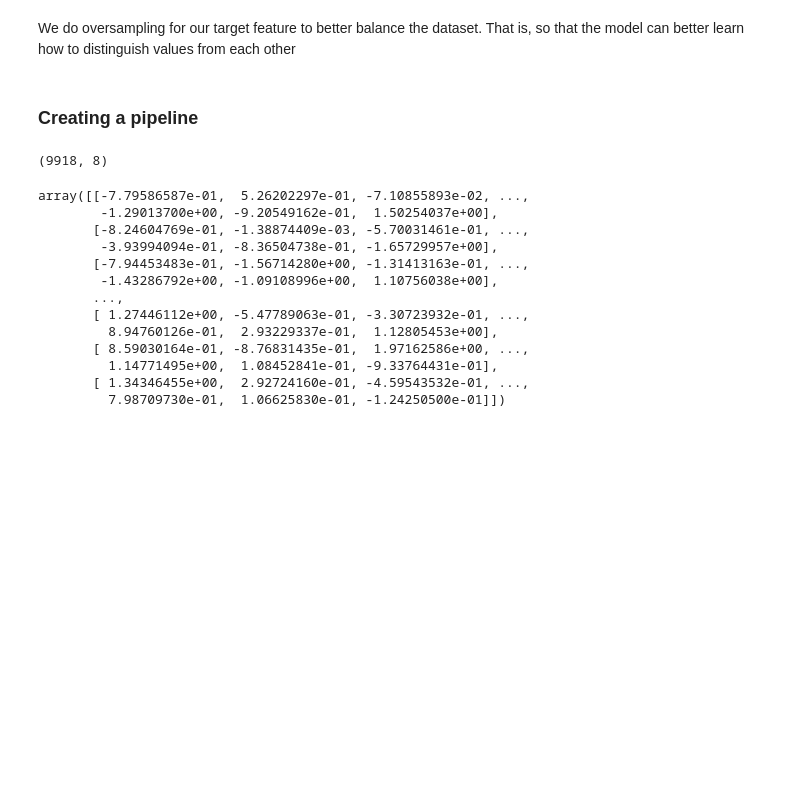
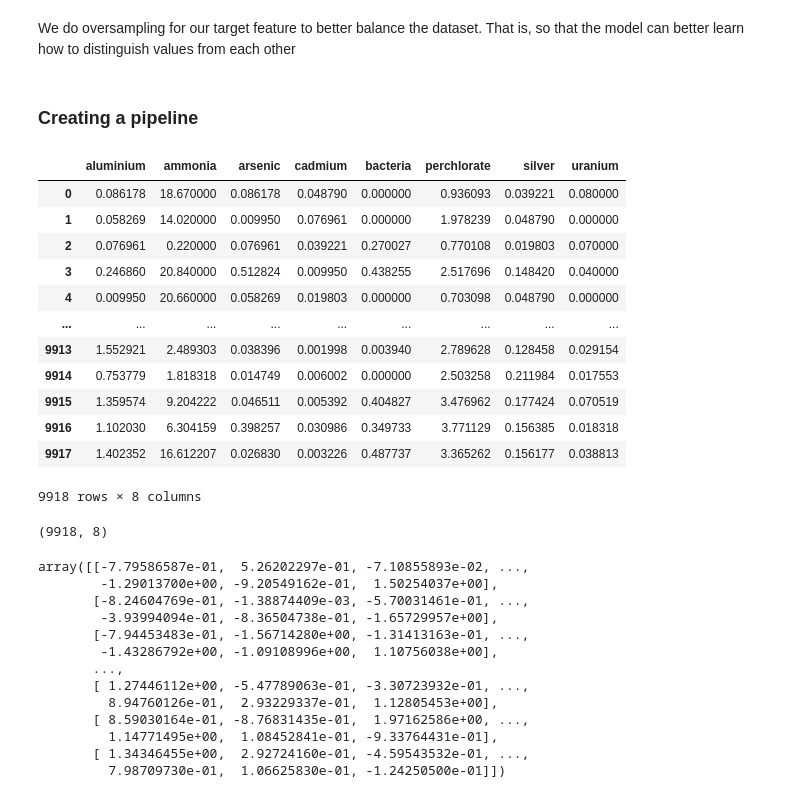
Before and after one commit to mikolaj-halemba/Water-Quality-, a Jupyter notebook: water_quality.ipynb, the cells around one changed output. Saved outputs shown, nothing was run; the diff lists cells and outputs as text; code cells hidden in the pictures; blank space fills up the shorter version.

```diff
--- a/water_quality.ipynb
+++ b/water_quality.ipynb
@@ -404,6 +408,22 @@ sns.countplot(x ='is_safe', data = full);
 We do oversampling for our target feature to better balance the dataset. That is, so that the model can better learn how to distinguish values from each other
 # %% [markdown]
 ### Creating a pipeline
+# %%
+X_train
+# %% [output]
+|  | aluminium | ammonia | arsenic | cadmium | bacteria | perchlorate | silver | uranium |
+| 0 | 0.086178 | 18.670000 | 0.086178 | 0.048790 | 0.000000 | 0.936093 | 0.039221 | 0.080000 |
+| 1 | 0.058269 | 14.020000 | 0.009950 | 0.076961 | 0.000000 | 1.978239 | 0.048790 | 0.000000 |
+| 2 | 0.076961 | 0.220000 | 0.076961 | 0.039221 | 0.270027 | 0.770108 | 0.019803 | 0.070000 |
+| 3 | 0.246860 | 20.840000 | 0.512824 | 0.009950 | 0.438255 | 2.517696 | 0.148420 | 0.040000 |
+| 4 | 0.009950 | 20.660000 | 0.058269 | 0.019803 | 0.000000 | 0.703098 | 0.048790 | 0.000000 |
+| ... | ... | ... | ... | ... | ... | ... | ... | ... |
+| 9913 | 1.552921 | 2.489303 | 0.038396 | 0.001998 | 0.003940 | 2.789628 | 0.128458 | 0.029154 |
+| 9914 | 0.753779 | 1.818318 | 0.014749 | 0.006002 | 0.000000 | 2.503258 | 0.211984 | 0.017553 |
+| 9915 | 1.359574 | 9.204222 | 0.046511 | 0.005392 | 0.404827 | 3.476962 | 0.177424 | 0.070519 |
+| 9916 | 1.102030 | 6.304159 | 0.398257 | 0.030986 | 0.349733 | 3.771129 | 0.156385 | 0.018318 |
+| 9917 | 1.402352 | 16.612207 | 0.026830 | 0.003226 | 0.487737 | 3.365262 | 0.156177 | 0.038813 |
+9918 rows × 8 columns
 # %%
 numerical_columns = X_train.select_dtypes(include=['int64', 'float64']).columns
 # %%
```
Also changed, not shown: parts of 11 cells of this notebook, 3 other files.
